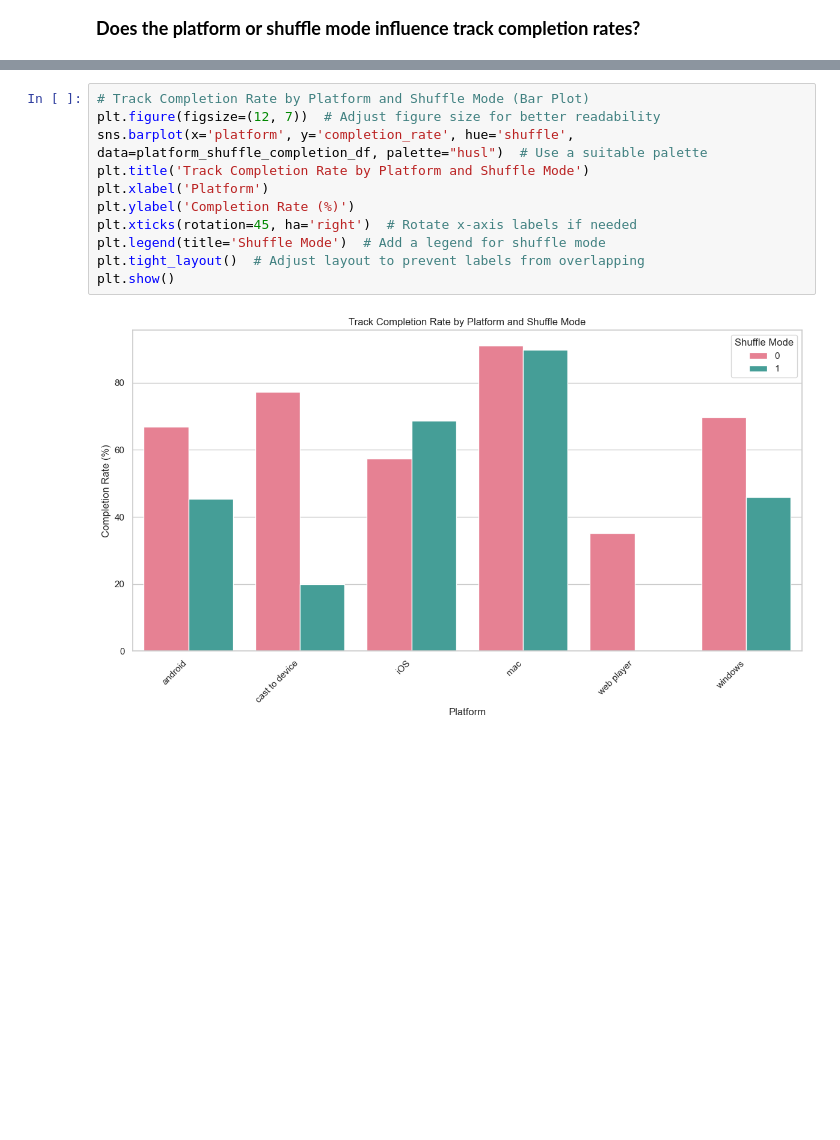
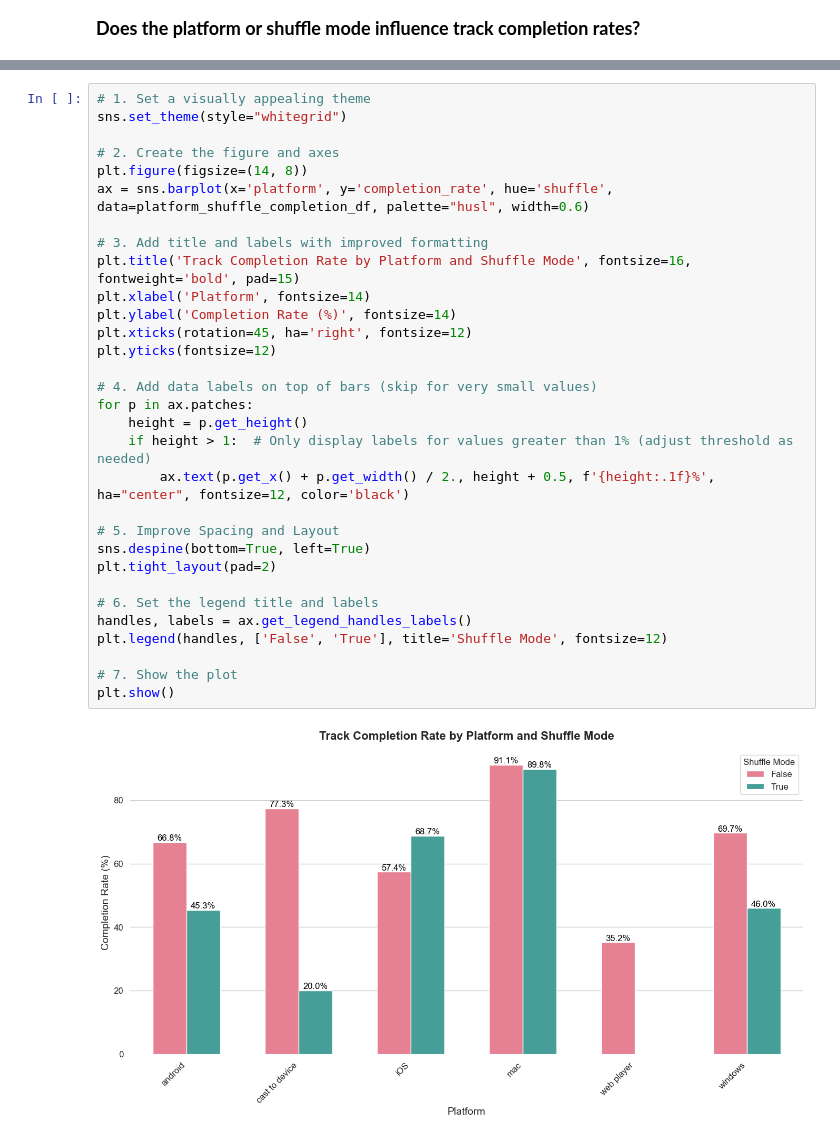
Before and after one commit to Equivocal-Richie/Spotify_Dataset_Analysis, a Jupyter notebook: Business_Analysis.ipynb, the cells around one changed output, grey strips where cells are left out. Cells and saved outputs as stored; diff of their text form; blank space fills up the shorter version.

```diff
--- a/Business_Analysis.ipynb
+++ b/Business_Analysis.ipynb
@@ -367,13 +373,33 @@ print(platform_shuffle_completion_df.head())
-# %%
-# Track Completion Rate by Platform and Shuffle Mode (Bar Plot)
-plt.figure(figsize=(12, 7))  # Adjust figure size for better readability
-sns.barplot(x='platform', y='completion_rate', hue='shuffle', data=platform_shuffle_completion_df, palette="husl")  # Use a suitable palette
-plt.title('Track Completion Rate by Platform and Shuffle Mode')
-plt.xlabel('Platform')
-plt.ylabel('Completion Rate (%)')
-plt.xticks(rotation=45, ha='right')  # Rotate x-axis labels if needed
-plt.legend(title='Shuffle Mode')  # Add a legend for shuffle mode
-plt.tight_layout()  # Adjust layout to prevent labels from overlapping
-plt.show()
-# %% [output]
-[figure, removed]
+# %%
+# 1. Set a visually appealing theme
+sns.set_theme(style="whitegrid")
+
+# 2. Create the figure and axes
+plt.figure(figsize=(14, 8))
+ax = sns.barplot(x='platform', y='completion_rate', hue='shuffle', data=platform_shuffle_completion_df, palette="husl", width=0.6)
+
+# 3. Add title and labels with improved formatting
+plt.title('Track Completion Rate by Platform and Shuffle Mode', fontsize=16, fontweight='bold', pad=15)
+plt.xlabel('Platform', fontsize=14)
+plt.ylabel('Completion Rate (%)', fontsize=14)
+plt.xticks(rotation=45, ha='right', fontsize=12)
+plt.yticks(fontsize=12)
+
+# 4. Add data labels on top of bars (skip for very small values)
+for p in ax.patches:
+    height = p.get_height()
+    if height > 1:  # Only display labels for values greater than 1% (adjust threshold as needed)
+        ax.text(p.get_x() + p.get_width() / 2., height + 0.5, f'{height:.1f}%', ha="center", fontsize=12, color='black')
+
+# 5. Improve Spacing and Layout
+sns.despine(bottom=True, left=True)
+plt.tight_layout(pad=2)
+
+# 6. Set the legend title and labels
+handles, labels = ax.get_legend_handles_labels()
+plt.legend(handles, ['False', 'True'], title='Shuffle Mode', fontsize=12)
+
+# 7. Show the plot
+plt.show()
+# %% [output]
+[figure, added]
```
Also changed, not shown: parts of 3 cells of this notebook.
